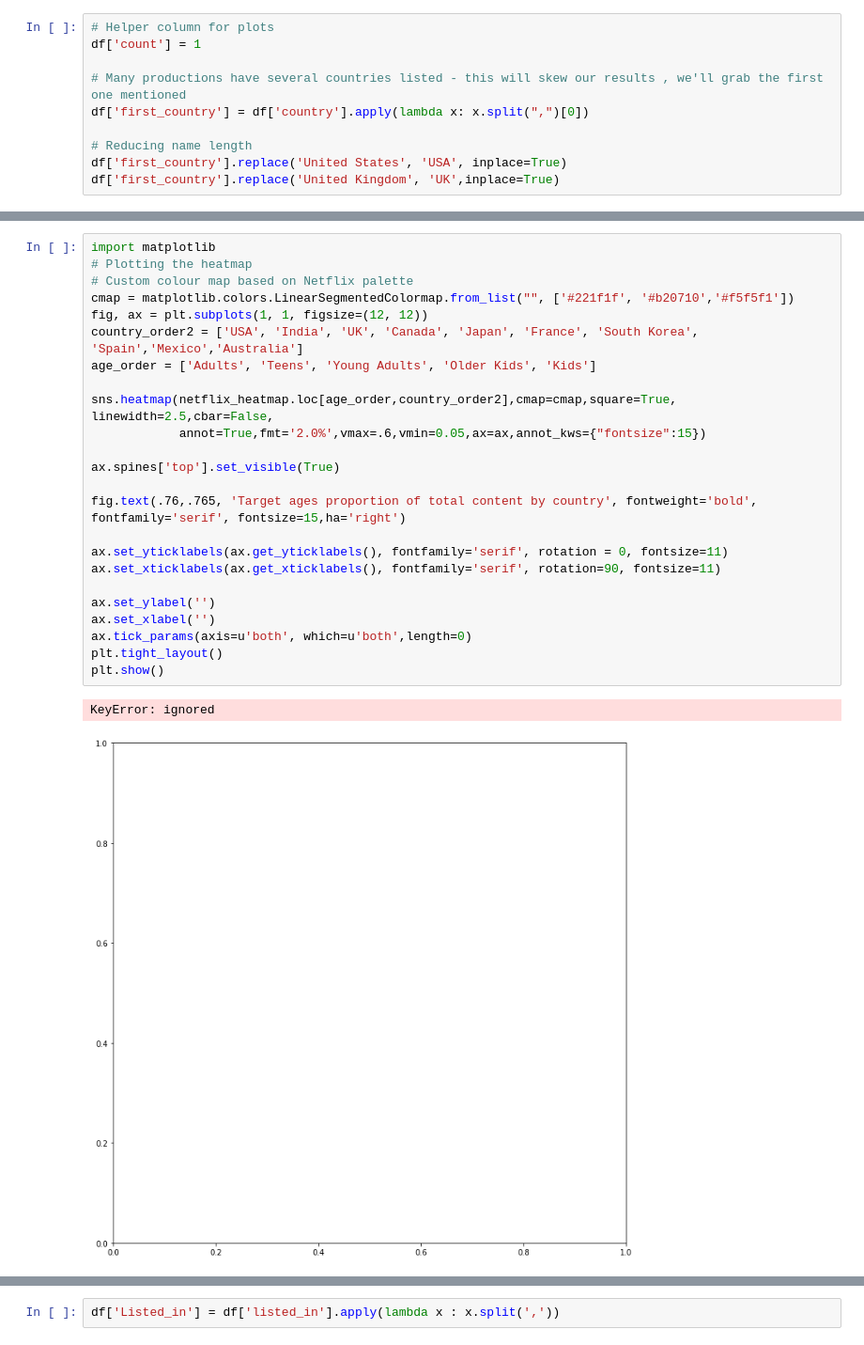
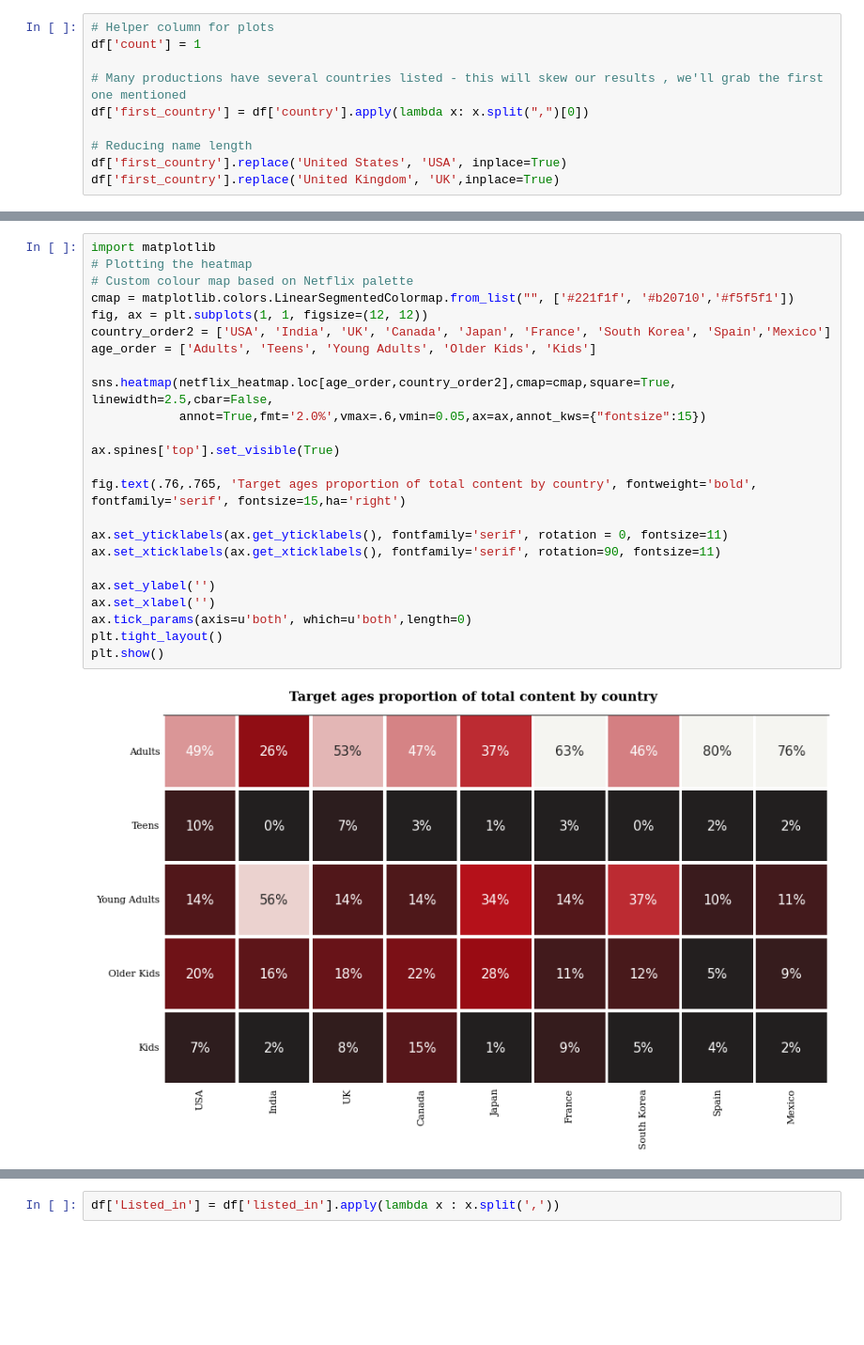
Before and after one commit to V-dit/Netflix-movies-and-tv-shows, a Jupyter notebook: NETFLIX_MOVIES_AND_TV_SHOWS_CLUSTERING.ipynb, the cells around one changed output, grey strips where cells are left out. Shown at 94% size. Saved outputs shown, nothing was run; the diff lists cells and outputs as text; blank space fills up the shorter version.

```diff
--- a/NETFLIX_MOVIES_AND_TV_SHOWS_CLUSTERING.ipynb
+++ b/NETFLIX_MOVIES_AND_TV_SHOWS_CLUSTERING.ipynb
@@ -458,28 +458,27 @@ netflix_heatmap
 # %%
 import matplotlib
 # Plotting the heatmap
 # Custom colour map based on Netflix palette
 cmap = matplotlib.colors.LinearSegmentedColormap.from_list("", ['#221f1f', '#b20710','#f5f5f1'])
 fig, ax = plt.subplots(1, 1, figsize=(12, 12))
-country_order2 = ['USA', 'India', 'UK', 'Canada', 'Japan', 'France', 'South Korea', 'Spain','Mexico','Australia']
+country_order2 = ['USA', 'India', 'UK', 'Canada', 'Japan', 'France', 'South Korea', 'Spain','Mexico']
 age_order = ['Adults', 'Teens', 'Young Adults', 'Older Kids', 'Kids']
 
 sns.heatmap(netflix_heatmap.loc[age_order,country_order2],cmap=cmap,square=True, linewidth=2.5,cbar=False,
             annot=True,fmt='2.0%',vmax=.6,vmin=0.05,ax=ax,annot_kws={"fontsize":15})
 
 ax.spines['top'].set_visible(True)
 
 fig.text(.76,.765, 'Target ages proportion of total content by country', fontweight='bold', fontfamily='serif', fontsize=15,ha='right')
 
 ax.set_yticklabels(ax.get_yticklabels(), fontfamily='serif', rotation = 0, fontsize=11)
 ax.set_xticklabels(ax.get_xticklabels(), fontfamily='serif', rotation=90, fontsize=11)
 
 ax.set_ylabel('')
 ax.set_xlabel('')
 ax.tick_params(axis=u'both', which=u'both',length=0)
 plt.tight_layout()
 plt.show()
 # %% [output]
-KeyError: ignored
-[figure, old version]
+[figure, new version]
 # %% [markdown]
```
Also changed, not shown: parts of 6 cells of this notebook.
